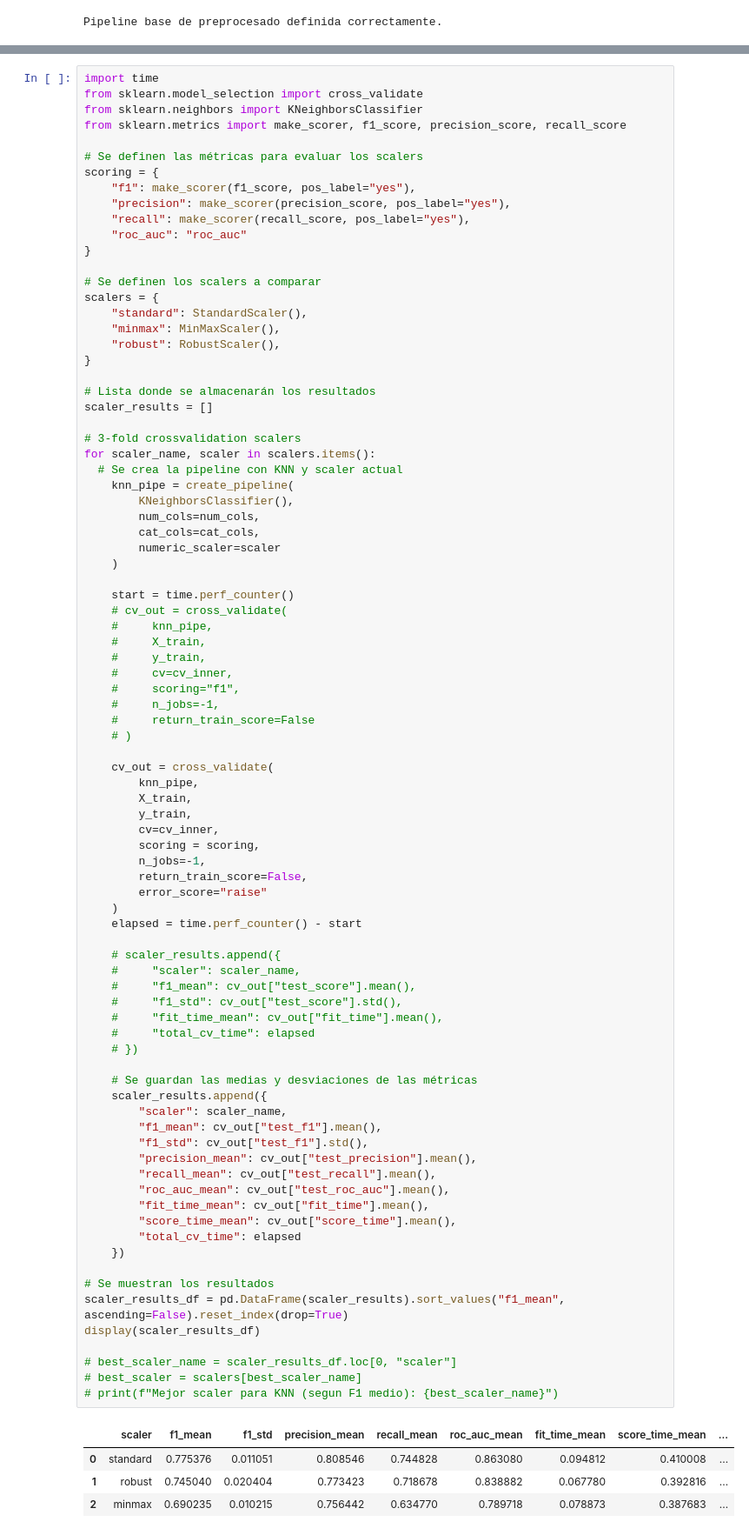
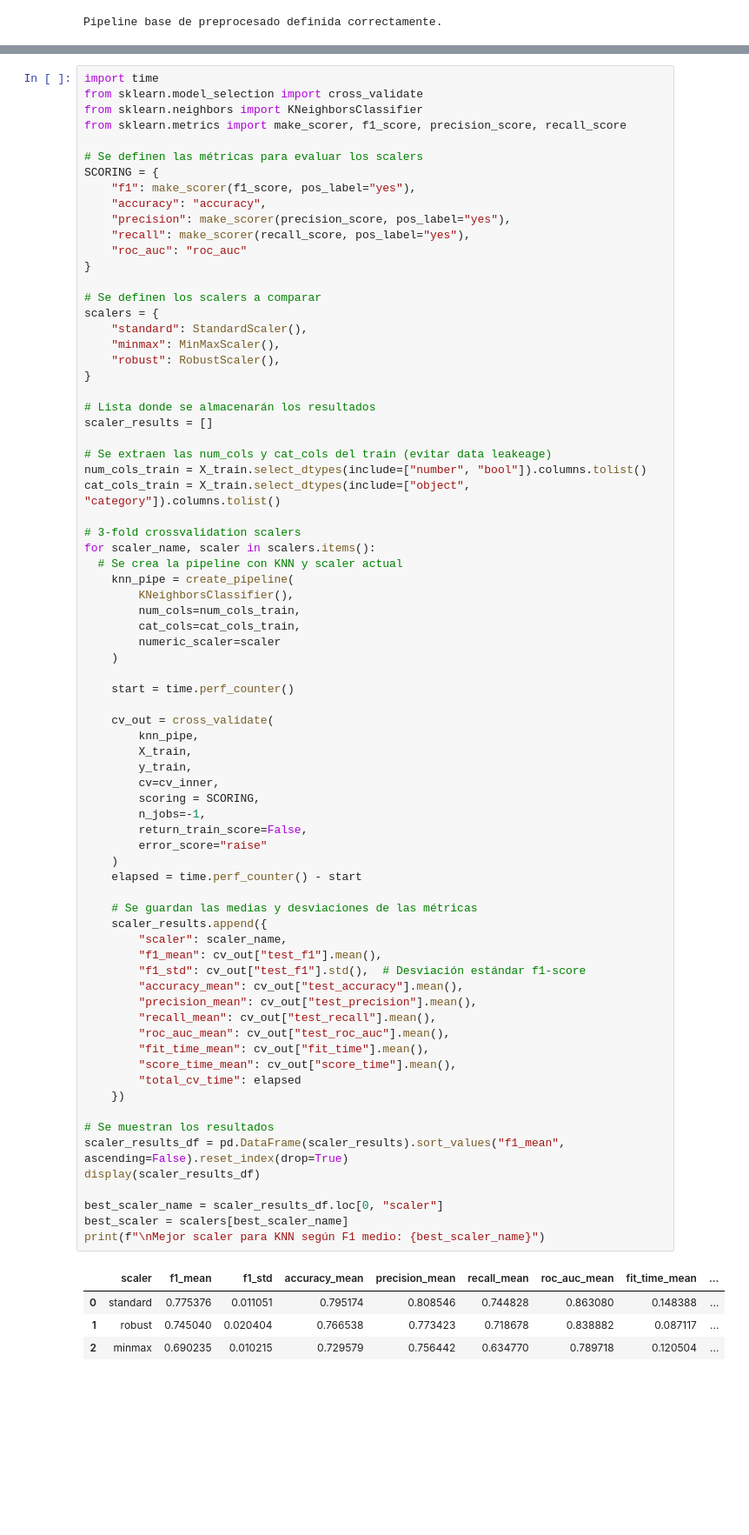
Before and after one commit to 100522401/P1_AA_100522396_100522401, a Jupyter notebook: notebooks/Cuaderno.ipynb, the cells around one changed output, grey strips where cells are left out. Shown at 87% size. Saved outputs shown, nothing was run; the diff lists cells and outputs as text; blank space fills up the shorter version.

Commit message:
corrijo scalers y knn default

```diff
--- a/notebooks/Cuaderno.ipynb
+++ b/notebooks/Cuaderno.ipynb
@@ -414,8 +423,9 @@ from sklearn.neighbors import KNeighborsClassifier
 from sklearn.metrics import make_scorer, f1_score, precision_score, recall_score
 
 # Se definen las métricas para evaluar los scalers
-scoring = {
+SCORING = {
     "f1": make_scorer(f1_score, pos_label="yes"),
+    "accuracy": "accuracy",
     "precision": make_scorer(precision_score, pos_label="yes"),
     "recall": make_scorer(recall_score, pos_label="yes"),
     "roc_auc": "roc_auc"
@@ -431,69 +441,57 @@ scalers = {
 # Lista donde se almacenarán los resultados
 scaler_results = []
 
+# Se extraen las num_cols y cat_cols del train (evitar data leakeage)
+num_cols_train = X_train.select_dtypes(include=["number", "bool"]).columns.tolist()
+cat_cols_train = X_train.select_dtypes(include=["object", "category"]).columns.tolist()
+
 # 3-fold crossvalidation scalers
 for scaler_name, scaler in scalers.items():
   # Se crea la pipeline con KNN y scaler actual
     knn_pipe = create_pipeline(
         KNeighborsClassifier(),
-        num_cols=num_cols,
-        cat_cols=cat_cols,
+        num_cols=num_cols_train,
+        cat_cols=cat_cols_train,
         numeric_scaler=scaler
     )
 
     start = time.perf_counter()
-    # cv_out = cross_validate(
-    #     knn_pipe,
-    #     X_train,
-    #     y_train,
-    #     cv=cv_inner,
-    #     scoring="f1",
-    #     n_jobs=-1,
-    #     return_train_score=False
-    # )
 
     cv_out = cross_validate(
         knn_pipe,
         X_train,
         y_train,
         cv=cv_inner,
-        scoring = scoring,
+        scoring = SCORING,
         n_jobs=-1,
         return_train_score=False,
         error_score="raise"
     )
     elapsed = time.perf_counter() - start
 
-    # scaler_results.append({
-    #     "scaler": scaler_name,
-    #     "f1_mean": cv_out["test_score"].mean(),
-    #     "f1_std": cv_out["test_score"].std(),
-    #     "fit_time_mean": cv_out["fit_time"].mean(),
-    #     "total_cv_time": elapsed
-    # })
-
     # Se guardan las medias y desviaciones de las métricas
     scaler_results.append({
         "scaler": scaler_name,
         "f1_mean": cv_out["test_f1"].mean(),
-        "f1_std": cv_out["test_f1"].std(),
+        "f1_std": cv_out["test_f1"].std(),  # Desviación estándar f1-score
+        "accuracy_mean": cv_out["test_accuracy"].mean(),
         "precision_mean": cv_out["test_precision"].mean(),
         "recall_mean": cv_out["test_recall"].mean(),
         "roc_auc_mean": cv_out["test_roc_auc"].mean(),
         "fit_time_mean": cv_out["fit_time"].mean(),
         "score_time_mean": cv_out["score_time"].mean(),
         "total_cv_time": elapsed
     })
 
 # Se muestran los resultados
 scaler_results_df = pd.DataFrame(scaler_results).sort_values("f1_mean", ascending=False).reset_index(drop=True)
 display(scaler_results_df)
 
-# best_scaler_name = scaler_results_df.loc[0, "scaler"]
-# best_scaler = scalers[best_scaler_name]
-# print(f"Mejor scaler para KNN (segun F1 medio): {best_scaler_name}")
+best_scaler_name = scaler_results_df.loc[0, "scaler"]
+best_scaler = scalers[best_scaler_name]
+print(f"\nMejor scaler para KNN según F1 medio: {best_scaler_name}")
 # %% [output]
-|  | scaler | f1_mean | f1_std | precision_mean | recall_mean | roc_auc_mean | fit_time_mean | score_time_mean | ... |
-| 0 | standard | 0.775376 | 0.011051 | 0.808546 | 0.744828 | 0.863080 | 0.094812 | 0.410008 | ... |
-| 1 | robust | 0.745040 | 0.020404 | 0.773423 | 0.718678 | 0.838882 | 0.067780 | 0.392816 | ... |
-| 2 | minmax | 0.690235 | 0.010215 | 0.756442 | 0.634770 | 0.789718 | 0.078873 | 0.387683 | ... |
+|  | scaler | f1_mean | f1_std | accuracy_mean | precision_mean | recall_mean | roc_auc_mean | fit_time_mean | ... |
+| 0 | standard | 0.775376 | 0.011051 | 0.795174 | 0.808546 | 0.744828 | 0.863080 | 0.148388 | ... |
+| 1 | robust | 0.745040 | 0.020404 | 0.766538 | 0.773423 | 0.718678 | 0.838882 | 0.087117 | ... |
+| 2 | minmax | 0.690235 | 0.010215 | 0.729579 | 0.756442 | 0.634770 | 0.789718 | 0.120504 | ... |
```
Also changed, not shown: parts of 10 cells of this notebook.
